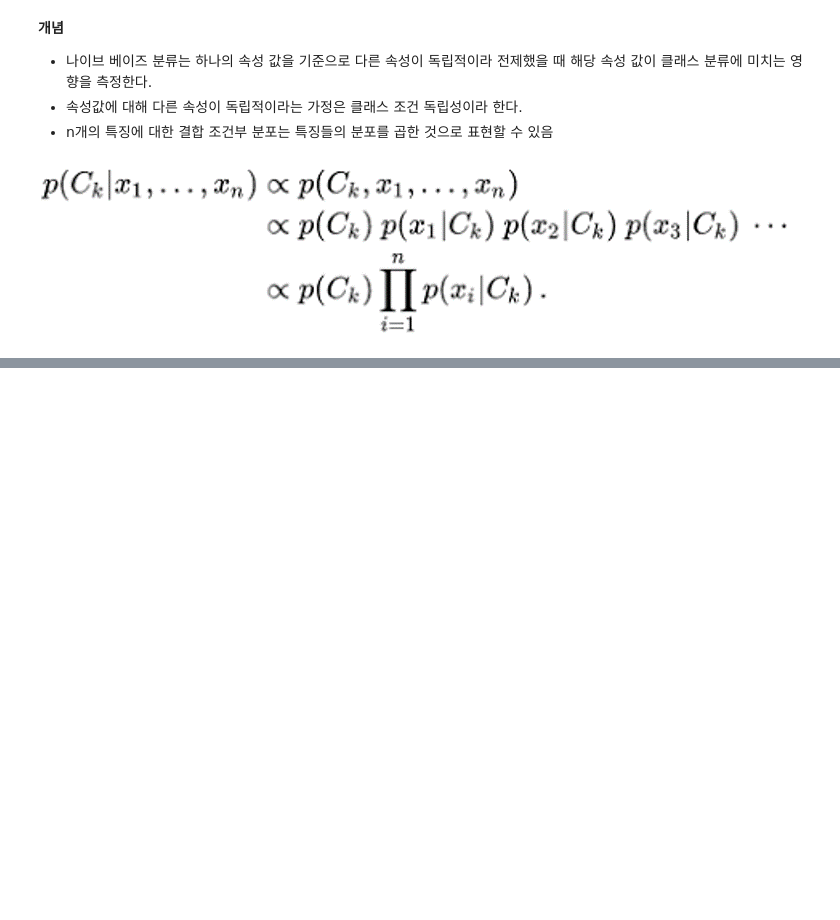
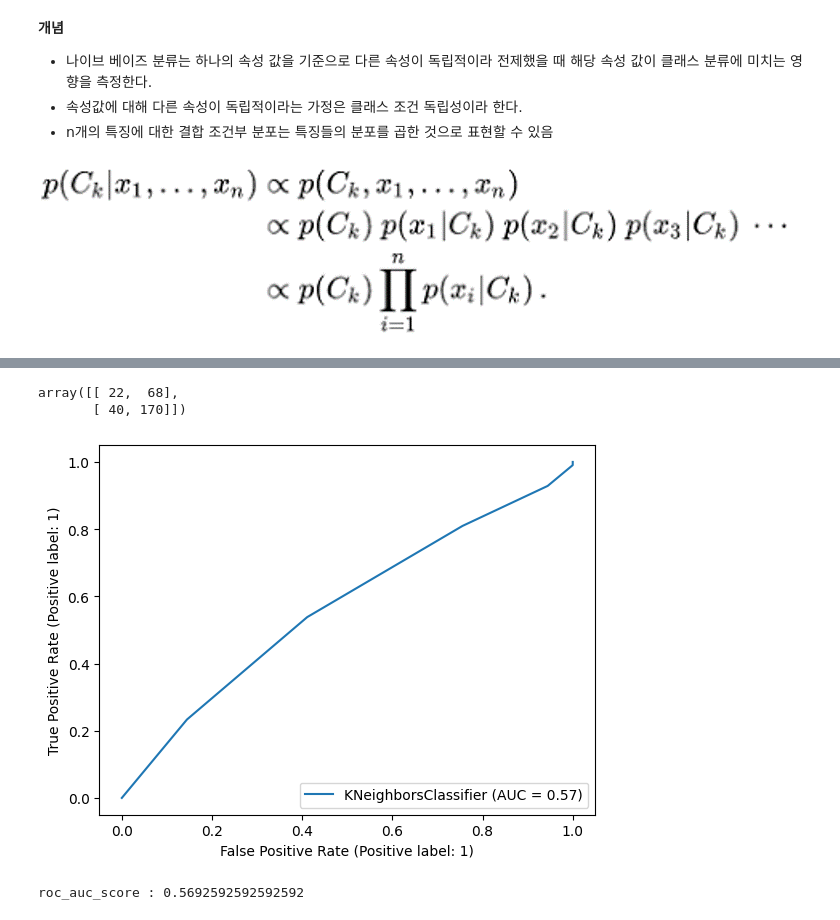
Before and after one commit to Junoflows/ADP, a Jupyter notebook: 머신러닝파트.ipynb, the cells around one changed output, grey strips where cells are left out. Cells and saved outputs as stored; diff of their text form; code cells hidden in the pictures; blank space fills up the shorter version.

```diff
--- a/머신러닝파트.ipynb
+++ b/머신러닝파트.ipynb
@@ -2065,0 +2290,4 @@ __개념__
+# %%
+import pandas as pd
+credit = pd.read_csv('https://raw.githubusercontent.com/phong0104/Alex_Lee_SNU_EduTech/9e65152ae7b230d9c940d03dbdc9e468f69cf426/Certificate/(2)%20%EB%8D%B0%EC%9D%B4%ED%84%B0%EB%B6%84%EC%84%9D%20%EC%A0%84%EB%AC%B8%EA%B0%80%20%EC%8B%A4%EA%B8%B0/Ver.2/data/credit_final.csv')
+credit.head()
@@ -2065,0 +2302,11 @@ __개념__
+# %%
+X = credit.drop(['credit.rating'], axis = 1)
+y = credit['credit.rating']
+
+from sklearn.model_selection import train_test_split
+X_train, X_test, y_train, y_test = train_test_split(X,y,stratify=y, test_size = 0.3, random_state = 321)
+# %%
+from sklearn.neighbors import KNeighborsClassifier
+
+clf = KNeighborsClassifier() ### k =5
+clf.fit(X_train, y_train)
@@ -2065,0 +2328,14 @@ __개념__
+# %%
+from sklearn.metrics import confusion_matrix, RocCurveDisplay, roc_auc_score
+confusion_matrix(y_test, y_pred)
+# %% [output]
+array([[ 22,  68],
+       [ 40, 170]])
+# %%
+RocCurveDisplay.from_estimator(clf, X_test, y_test)
+plt.show()
+
+print('roc_auc_score :', roc_auc_score(y_test, clf.predict_proba(X_test)[:,1]))
+# %% [output]
+[figure, added]
+roc_auc_score : 0.5692592592592592
```
Also changed, not shown: parts of 128 cells of this notebook.
